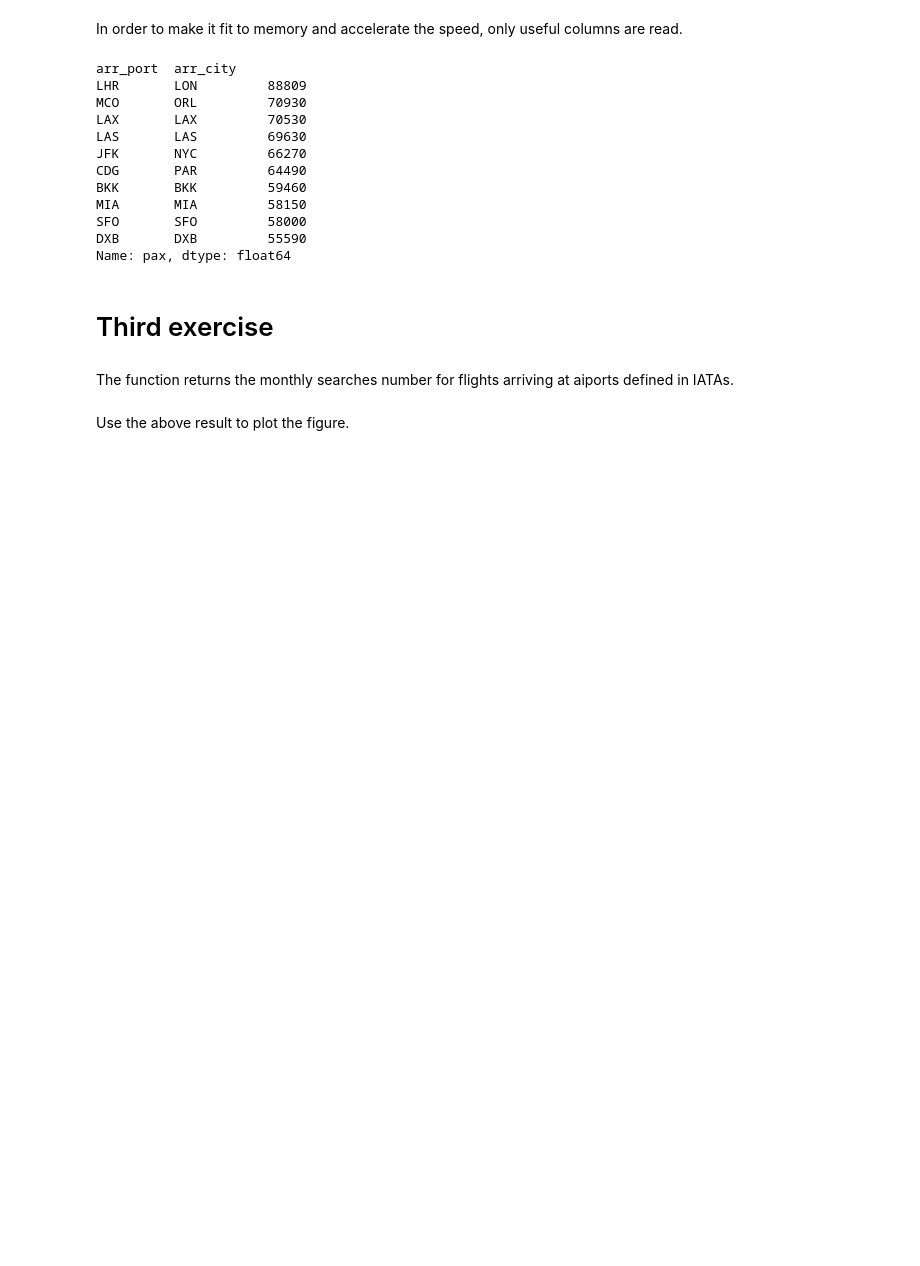
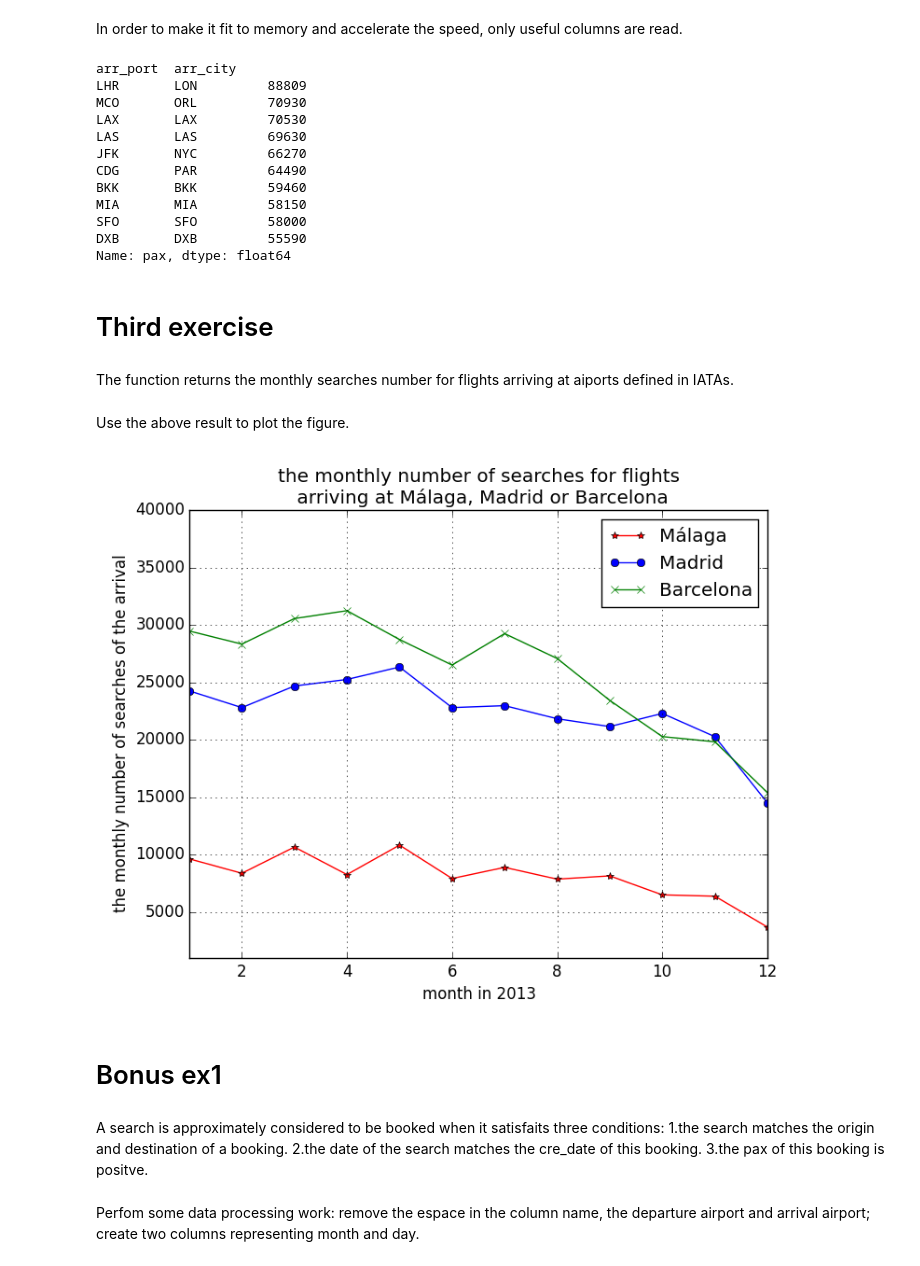
Before and after one commit to XiaAm/exercise, a Jupyter notebook: Aameus exercise.ipynb, the cells around one changed output. Drawn from its saved outputs; the diff is of its cells as text; code cells hidden in the pictures; blank space fills up the shorter version.

```diff
--- a/Aameus exercise.ipynb
+++ b/Aameus exercise.ipynb
@@ -112,31 +112,41 @@ res = monthlySearch(file_dir, IATAs)
 res = res.to_dict()
 
 airport = [[] for x in range(len(IATAs))]
 chrono = [[] for x in range(len(IATAs))]
 for key, value in res.items():
     if(key[0]=='AGP'):
         airport[0].append(value)
         chrono[0].append(key[2])
     elif(key[0]=='MAD'):
         airport[1].append(value)
         chrono[1].append(key[2])
     elif(key[0]=='BCN'):
         airport[2].append(value)
         chrono[2].append(key[2])
 
 AGP = [x for (y,x) in sorted(zip(chrono[0], airport[0]))]
 MAD = [x for (y,x) in sorted(zip(chrono[1], airport[1]))]
 BCN = [x for (y,x) in sorted(zip(chrono[2], airport[2]))]
 x = list(range(1,13))
 plt.figure()
 plt.grid()
 plt.axis([1, 12, 1000, 40000])
 plt.title('the monthly number of searches for flights\n arriving at Málaga, Madrid or Barcelona')
 plt.xlabel('month in 2013')
 plt.ylabel('the monthly number of searches of the arrival')
 plt.plot(x, AGP, 'r*-', label='Málaga')
 plt.plot(x, MAD, 'bo-', label='Madrid')
 plt.plot(x, BCN, 'gx-', label='Barcelona')
 plt.legend()
-plt.show()
 plt.savefig('fig_ex3.png')
+from IPython.display import Image
+Image(filename='fig_ex3.png')
+# %% [output]
+[figure, added]
+# %% [markdown]
+# Bonus ex1
+# %% [markdown]
+A search is approximately considered to be booked when it satisfaits three conditions:
+1.the search matches the origin and destination of a booking.
+2.the date of the search matches the cre_date of this booking.
+3.the pax of this booking is positve.
@@ -142,0 +158,2 @@ plt.savefig('fig_ex3.png')
+# %% [markdown]
+Perfom some data processing work: remove the espace in the column name, the departure airport and arrival airport; create two columns representing month and day.
```
Also changed, not shown: parts of 6 cells of this notebook.
